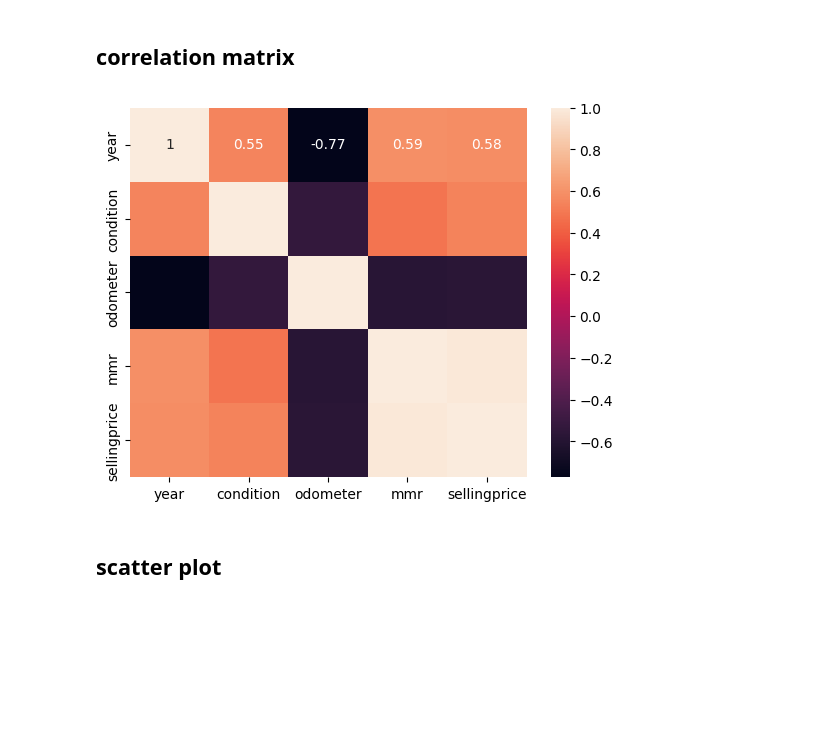
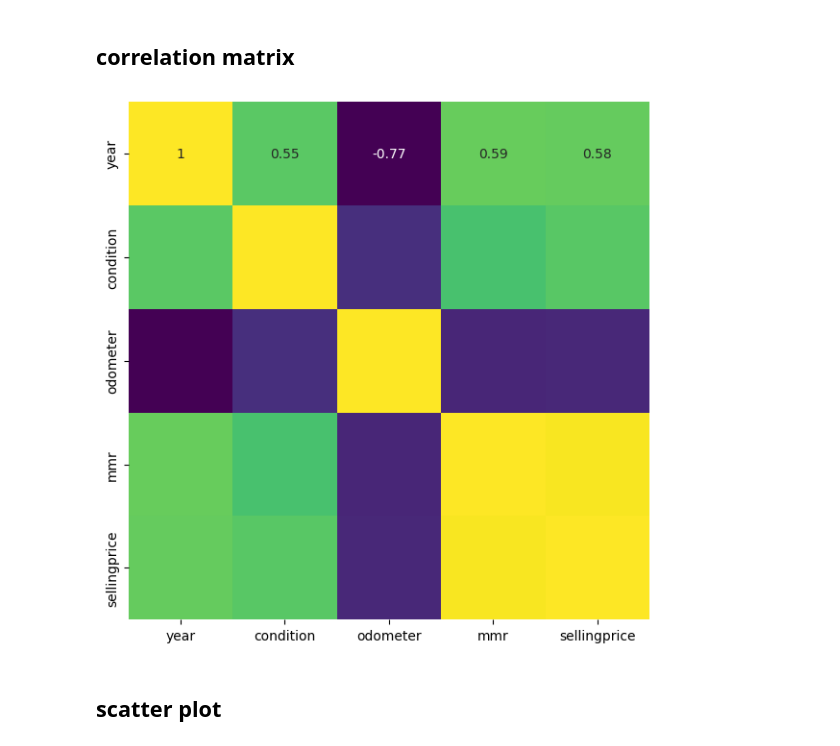
Before and after one commit to LiJnD/car_auctions_analysis, a Jupyter notebook: jupyter_notebooks/carsprice.ipynb, the cells around one changed output. Drawn from its saved outputs; the diff is of its cells as text; code cells hidden in the pictures; blank space fills up the shorter version.

```diff
--- a/jupyter_notebooks/carsprice.ipynb
+++ b/jupyter_notebooks/carsprice.ipynb
@@ -148,10 +150,11 @@ df_cleaned.shape
 ## correlation matrix
 # %%
 correlation = df_cleaned[['year','condition','odometer','mmr','sellingprice']].corr()
-sns.heatmap(correlation, xticklabels=correlation.columns, yticklabels= correlation.columns, annot=True)
+plt.figure(figsize=(7,7))
+sns.heatmap(correlation, xticklabels=correlation.columns, yticklabels= correlation.columns, annot=True,cmap = 'viridis',cbar=False)
 plt.show()
 # %% [output]
-[figure, old version]
+[figure, new version]
 # %% [markdown]
 ## scatter plot
 # %%
```
Also changed, not shown: parts of 17 cells of this notebook.
